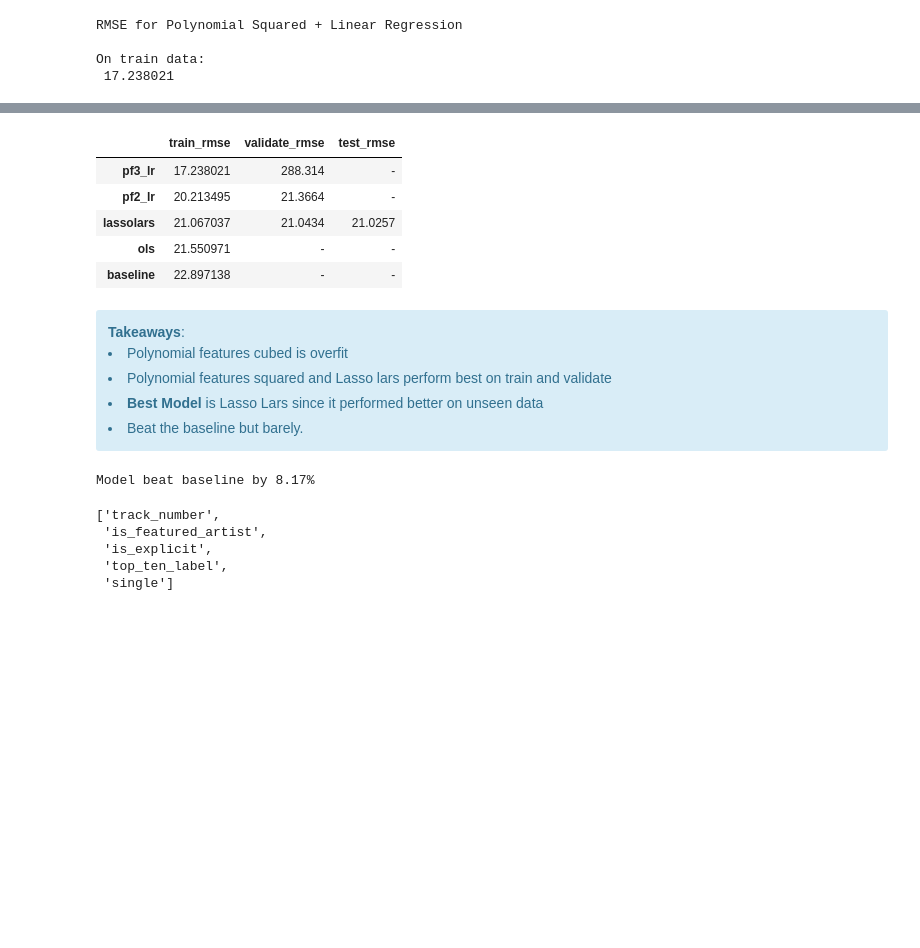
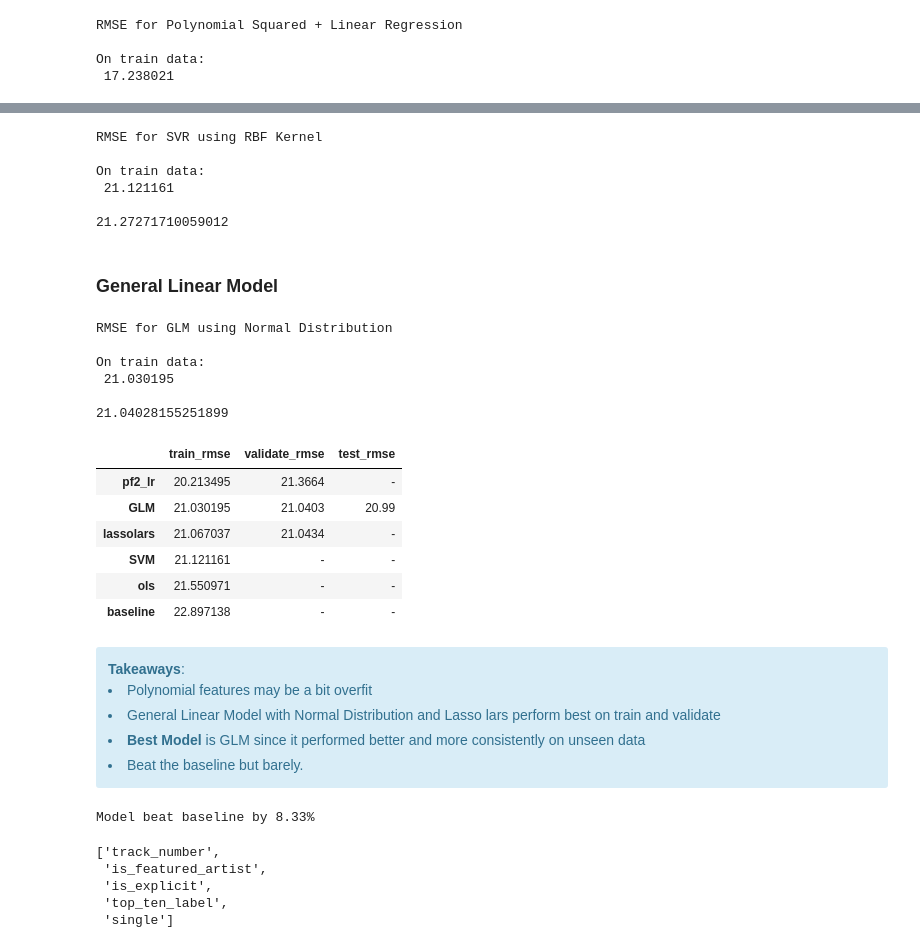
Before and after one commit to SpotiScryers/SpotiScry, a Jupyter notebook: brandon_model.ipynb, the cells around one changed output, grey strips where cells are left out. Drawn from its saved outputs; the diff is of its cells as text; code cells hidden in the pictures; blank space fills up the shorter version.

Commit message:
tested GLM model and performed slightly better than lassolars

```diff
--- a/brandon_model.ipynb
+++ b/brandon_model.ipynb
@@ -37,7 +37,7 @@ df = df.drop(columns=['album_popularity','label', 'artist',
                       'album', 'release_date', 'track_name', 'album_id', 'album_type'])
 # %%
 df = modeling_prep()
-df = df.drop(columns=['release_year', 'release_month', 'release_day', 'duration_minutes', 'duration_seconds'])
+#df = df.drop(columns=['release_year', 'release_month', 'release_day', 'duration_minutes', 'duration_seconds'])
 # %%
 df.info()
 # %% [output]
@@ -446,32 +552,85 @@ On train data:
+# %%
+svr_rmse, svr_rmse_v = svr_model(X_train_mm, y_train, X_validate_mm, y_validate, 'RBF', kernel='rbf', gamma='scale')
+# %% [output]
+RMSE for SVR using RBF Kernel
+
+On train data:
+ 21.121161
+
+21.27271710059012
+# %% [markdown]
+### General Linear Model
+# %%
+def glm_model(X_tr, y_tr, X_v, y_v, X_te, y_te, d_str, **kwargs):
+    # most important SVR parameter is Kernel type.
+    # It can be linear, polynomial, or gaussian SVR.
+    # We have a non-linear condition so we can select polynomial or gaussian
+    # but here we select RBF (a gaussian type) kernel.
+
+    # create the model object
+    glm = TweedieRegressor(**kwargs)
+
+    # fit the model to our training data
+    glm.fit(X_tr, y_tr)
+
+    # predict on train
+    glm_pred = glm.predict(X_tr)
+    # compute root mean squared error
+    glm_rmse = sqrt(mean_squared_error(y_tr, glm_pred))
+
+    # predict on validate
+    glm_pred_v = glm.predict(X_v)
+    # compute root mean squared error
+    glm_rmse_v = sqrt(mean_squared_error(y_v, glm_pred_v))
+
+    # predict on test
+    glm_pred_t = glm.predict(X_te)
+    # compute root mean squared error
+    glm_rmse_t = sqrt(mean_squared_error(y_te, glm_pred_t))
+    print(f'RMSE for GLM using {d_str} Distribution \n')
+    print('On train data:\n', round(glm_rmse, 6), '\n')
+    print(glm_rmse_v)
+    return glm_rmse, glm_rmse_v, glm_rmse_t
+# %%
+glm_rmse, glm_rmse_v, glm_rmse_t = glm_model(X_train_mm, y_train, X_validate_mm, y_validate, X_test_mm, y_test, 'Normal', alpha=0, link='auto', power=0)
+# %% [output]
+RMSE for GLM using Normal Distribution
+
+On train data:
+ 21.030195
+
+21.04028155251899
 # %%
 columns = ['train_rmse', 'validate_rmse', 'test_rmse']
-index = ['baseline', 'ols', 'lassolars', 'pf2_lr', 'pf3_lr']
+index = ['baseline', 'ols', 'lassolars', 'pf2_lr', 'SVM', 'GLM']
 data = [[baseline_train_rmse, '-', '-'],
         [lm_rmse, '-', '-'],
-        [lars_rmse, lars_rmse_v, lars_rmse_t],
+        [lars_rmse, lars_rmse_v, '-'],
         [lm_sq_rmse, lm_sq_rmse_v, '-'],
-        [lm_cb_rmse, lm_cb_rmse_v, '-']]
+        [svr_rmse, '-', '-'],
+        [glm_rmse, glm_rmse_v, glm_rmse_t]]
 pd.DataFrame(columns=columns, data=data, index=index).sort_values(by='train_rmse')
 # %% [output]
 |  | train_rmse | validate_rmse | test_rmse |
-| pf3_lr | 17.238021 | 288.314 | - |
 | pf2_lr | 20.213495 | 21.3664 | - |
-| lassolars | 21.067037 | 21.0434 | 21.0257 |
+| GLM | 21.030195 | 21.0403 | 20.99 |
+| lassolars | 21.067037 | 21.0434 | - |
+| SVM | 21.121161 | - | - |
 | ols | 21.550971 | - | - |
 | baseline | 22.897138 | - | - |
 # %% [markdown]
 <div class="alert alert-block alert-info">
     <b>Takeaways</b>:
-    <li>Polynomial features cubed is overfit</li>
-    <li>Polynomial features squared and Lasso lars perform best on train and validate</li>
-    <li><b>Best Model</b> is Lasso Lars since it performed better on unseen data</li>
+    <li>Polynomial features may be a bit overfit</li>
+    <li>General Linear Model with Normal Distribution and Lasso lars perform best on train and validate</li>
+    <li><b>Best Model</b> is GLM since it performed better and more consistently on unseen data</li>
     <li>Beat the baseline but barely.</li>
     </div>
 # %%
 print(
-    f'Model beat baseline by {abs((lars_rmse_t - baseline_train_rmse)/baseline_train_rmse)*100:.2f}%')
+    f'Model beat baseline by {abs((glm_rmse_t - baseline_train_rmse)/baseline_train_rmse)*100:.2f}%')
 # %% [output]
-Model beat baseline by 8.17%
+Model beat baseline by 8.33%
 # %%
 from sklearn.linear_model import TweedieRegressor
 # %%
```
Also changed, not shown: parts of 5 cells of this notebook.
